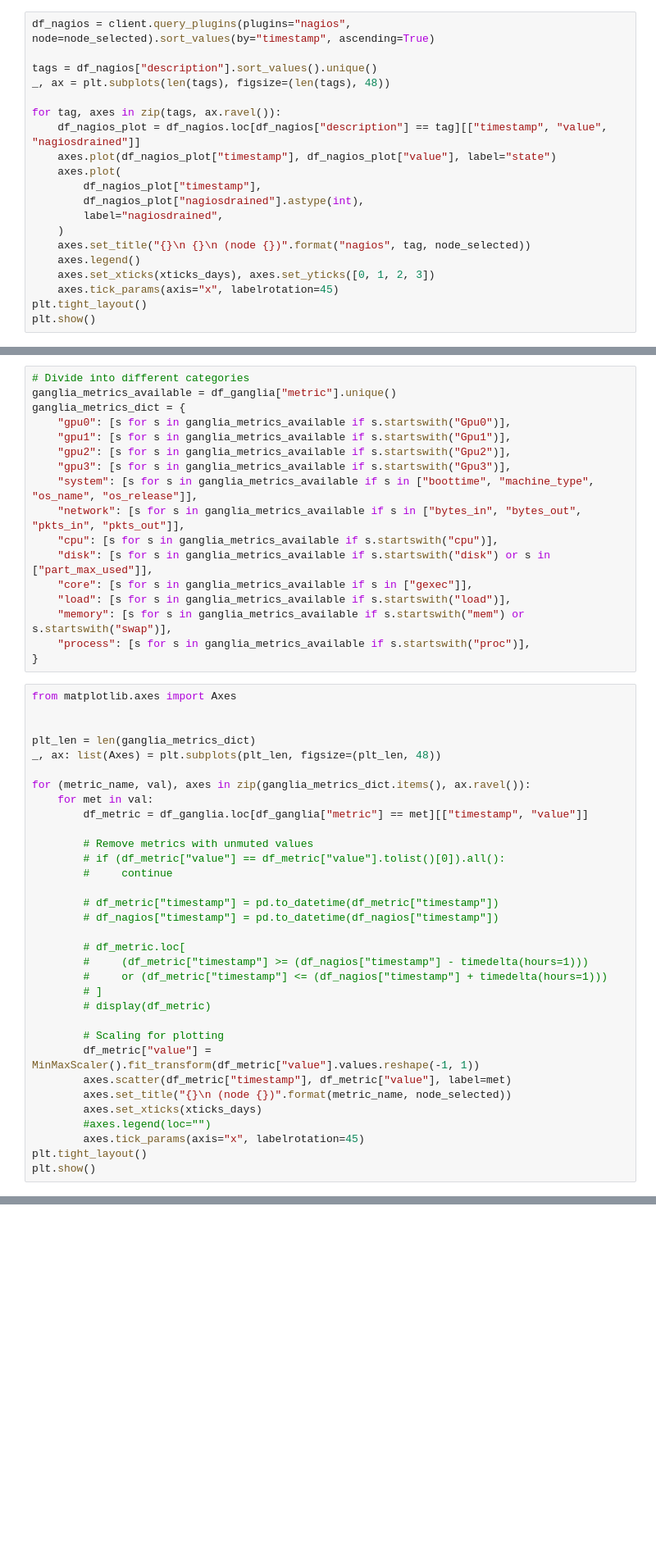
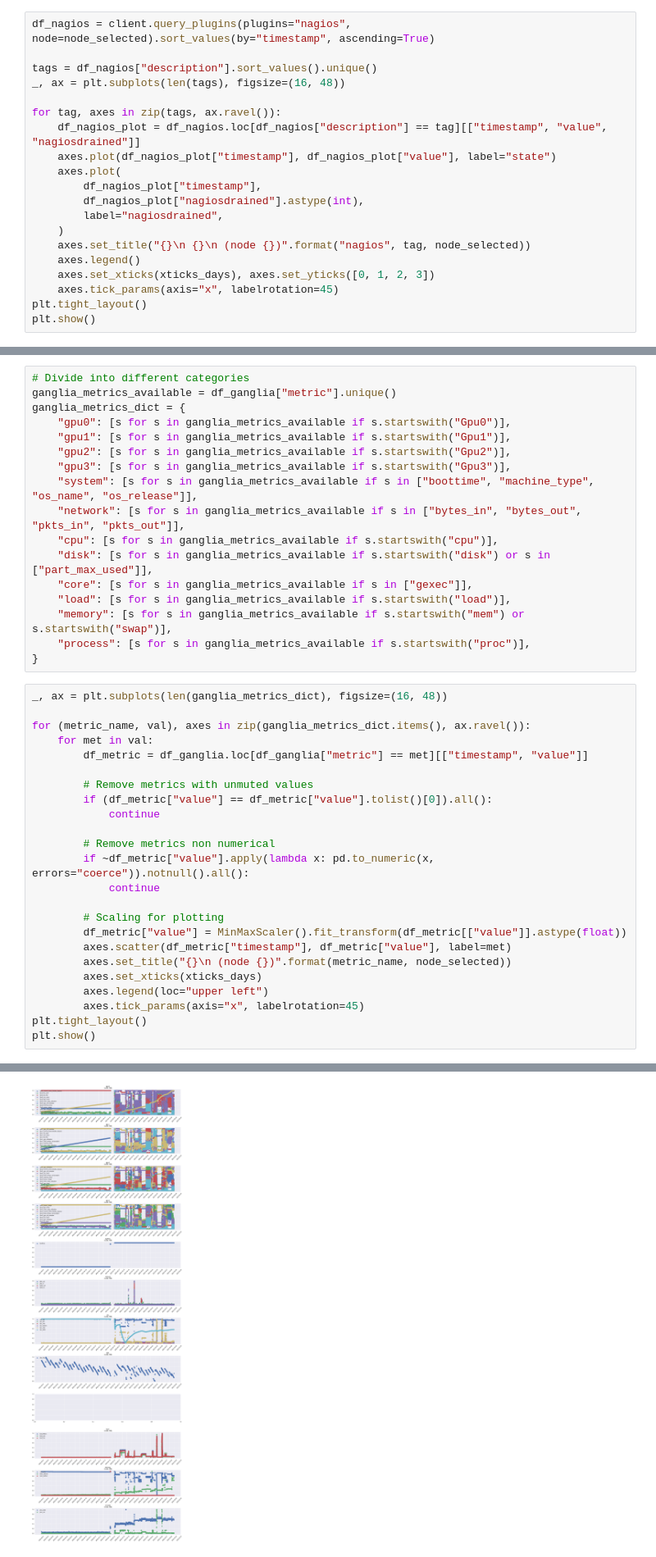
Before and after one commit to RiccardoEvangelisti/Anomaly-Detection, a Jupyter notebook: task/semi-supervised/main.ipynb, the cells around one changed output, grey strips where cells are left out. Shown at 82% size. Drawn from its saved outputs; the diff is of its cells as text; blank space fills up the shorter version.

```diff
--- a/task/semi-supervised/main.ipynb
+++ b/task/semi-supervised/main.ipynb
@@ -125,7 +125,7 @@ node_selected = "298"
 df_nagios = client.query_plugins(plugins="nagios", node=node_selected).sort_values(by="timestamp", ascending=True)
 
 tags = df_nagios["description"].sort_values().unique()
-_, ax = plt.subplots(len(tags), figsize=(len(tags), 48))
+_, ax = plt.subplots(len(tags), figsize=(16, 48))
 
 for tag, axes in zip(tags, ax.ravel()):
     df_nagios_plot = df_nagios.loc[df_nagios["description"] == tag][["timestamp", "value", "nagiosdrained"]]
@@ -167,35 +170,26 @@ ganglia_metrics_dict = {
     "process": [s for s in ganglia_metrics_available if s.startswith("proc")],
 }
 # %%
-from matplotlib.axes import Axes
-
-
-plt_len = len(ganglia_metrics_dict)
-_, ax: list(Axes) = plt.subplots(plt_len, figsize=(plt_len, 48))
+_, ax = plt.subplots(len(ganglia_metrics_dict), figsize=(16, 48))
 
 for (metric_name, val), axes in zip(ganglia_metrics_dict.items(), ax.ravel()):
     for met in val:
         df_metric = df_ganglia.loc[df_ganglia["metric"] == met][["timestamp", "value"]]
 
         # Remove metrics with unmuted values
-        # if (df_metric["value"] == df_metric["value"].tolist()[0]).all():
-        #     continue
+        if (df_metric["value"] == df_metric["value"].tolist()[0]).all():
+            continue
 
-        # df_metric["timestamp"] = pd.to_datetime(df_metric["timestamp"])
-        # df_nagios["timestamp"] = pd.to_datetime(df_nagios["timestamp"])
-
-        # df_metric.loc[
-        #     (df_metric["timestamp"] >= (df_nagios["timestamp"] - timedelta(hours=1)))
-        #     or (df_metric["timestamp"] <= (df_nagios["timestamp"] + timedelta(hours=1)))
-        # ]
-        # display(df_metric)
+        # Remove metrics non numerical
+        if ~df_metric["value"].apply(lambda x: pd.to_numeric(x, errors="coerce")).notnull().all():
+            continue
 
         # Scaling for plotting
-        df_metric["value"] = MinMaxScaler().fit_transform(df_metric["value"].values.reshape(-1, 1))
+        df_metric["value"] = MinMaxScaler().fit_transform(df_metric[["value"]].astype(float))
         axes.scatter(df_metric["timestamp"], df_metric["value"], label=met)
         axes.set_title("{}\n (node {})".format(metric_name, node_selected))
         axes.set_xticks(xticks_days)
-        #axes.legend(loc="")
+        axes.legend(loc="upper left")
         axes.tick_params(axis="x", labelrotation=45)
 plt.tight_layout()
 plt.show()
@@ -203,0 +197 @@ SyntaxError: only single target (not tuple) can be annotated (3568162450.py, lin
+[figure, added]
```
Also changed, not shown: parts of 3 cells of this notebook.
